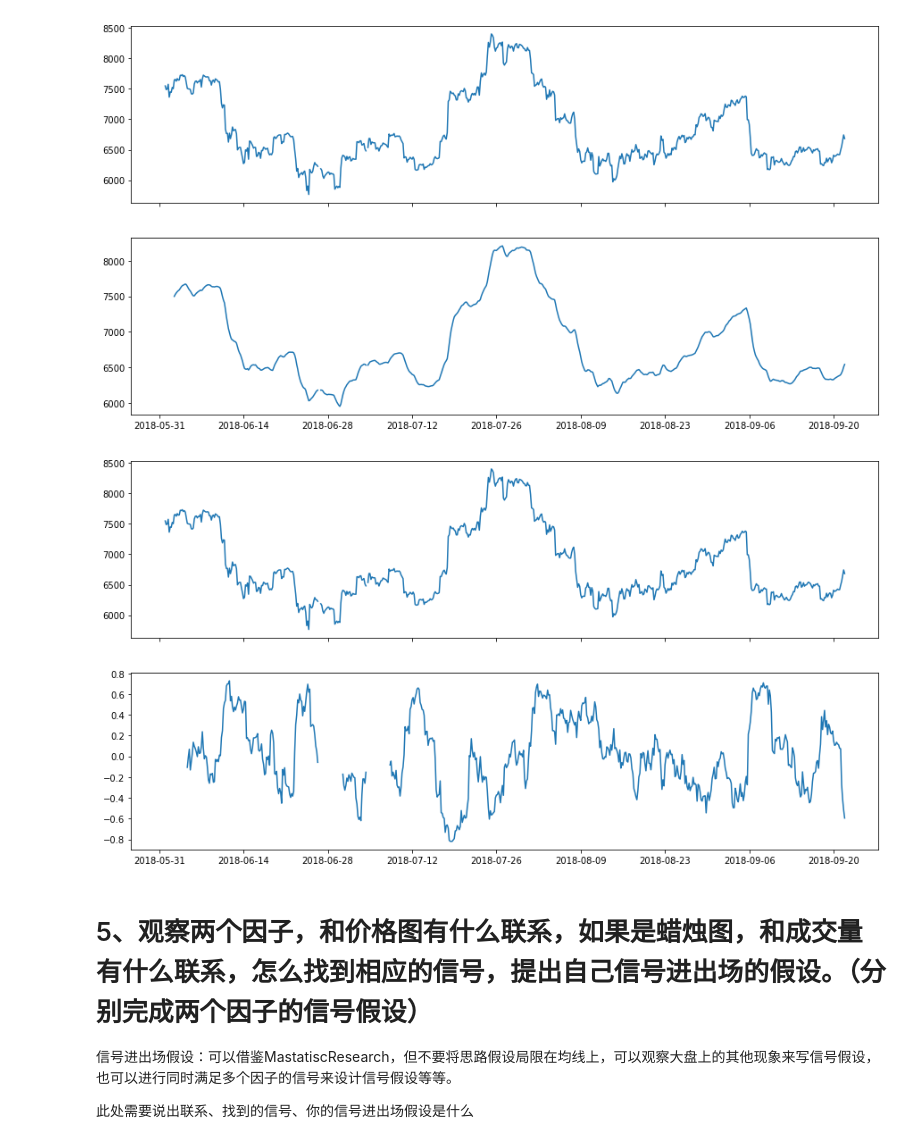
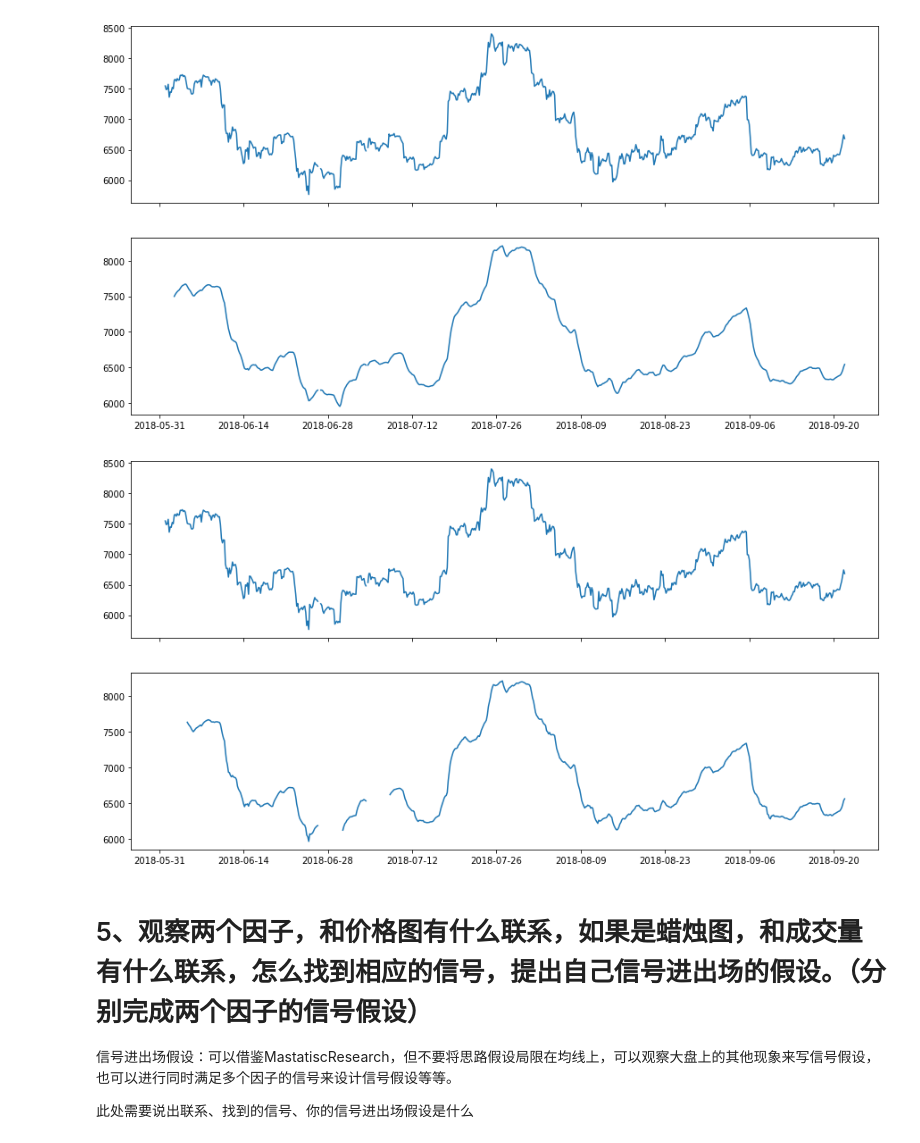
Before and after one commit to hehewei/dayu, a Jupyter notebook: 数据获取与因子绩效试题.ipynb, the cells around one changed output. Cells and saved outputs as stored; diff of their text form; code cells hidden in the pictures.

```diff
--- a/数据获取与因子绩效试题.ipynb
+++ b/数据获取与因子绩效试题.ipynb
@@ -343,12 +343,14 @@ plot_chart(close, YB_plot)
 # %%
 
 ER_Ratio = dv.add_formula('ER_Ratio','(Delta(close,1) - Delta(close,21)) / Ts_Sum(Abs(Delta(close,1) - Delta(close,2)),21)',add_data = True)
-ER_plot = dv.get_ts('ER_Ratio', date_type='datetime')
+dv.add_formula('smooth',"ER_Ratio* 0.6022 + 0.0645",add_data = True)
+smooth = dv.get_ts('smooth', date_type='datetime')
+AMA = dv.add_formula('AMA',"EMA10_J+smooth*smooth*(close - EMA10_J)",add_data = True)
+AMA_plot = dv.get_ts('AMA', date_type='datetime')
 close = dv.get_ts('close', date_type='datetime')
+plot_chart(close, AMA_plot)
+# %% [output]
+[figure, added]
-# %%
-plot_chart(close, ER_plot)
-# %% [output]
-[figure, removed]
 # %% [markdown]
 # 5、观察两个因子，和价格图有什么联系，如果是蜡烛图，和成交量有什么联系，怎么找到相应的信号，提出自己信号进出场的假设。（分别完成两个因子的信号假设）
 
```
Also changed, not shown: parts of 28 cells of this notebook.
